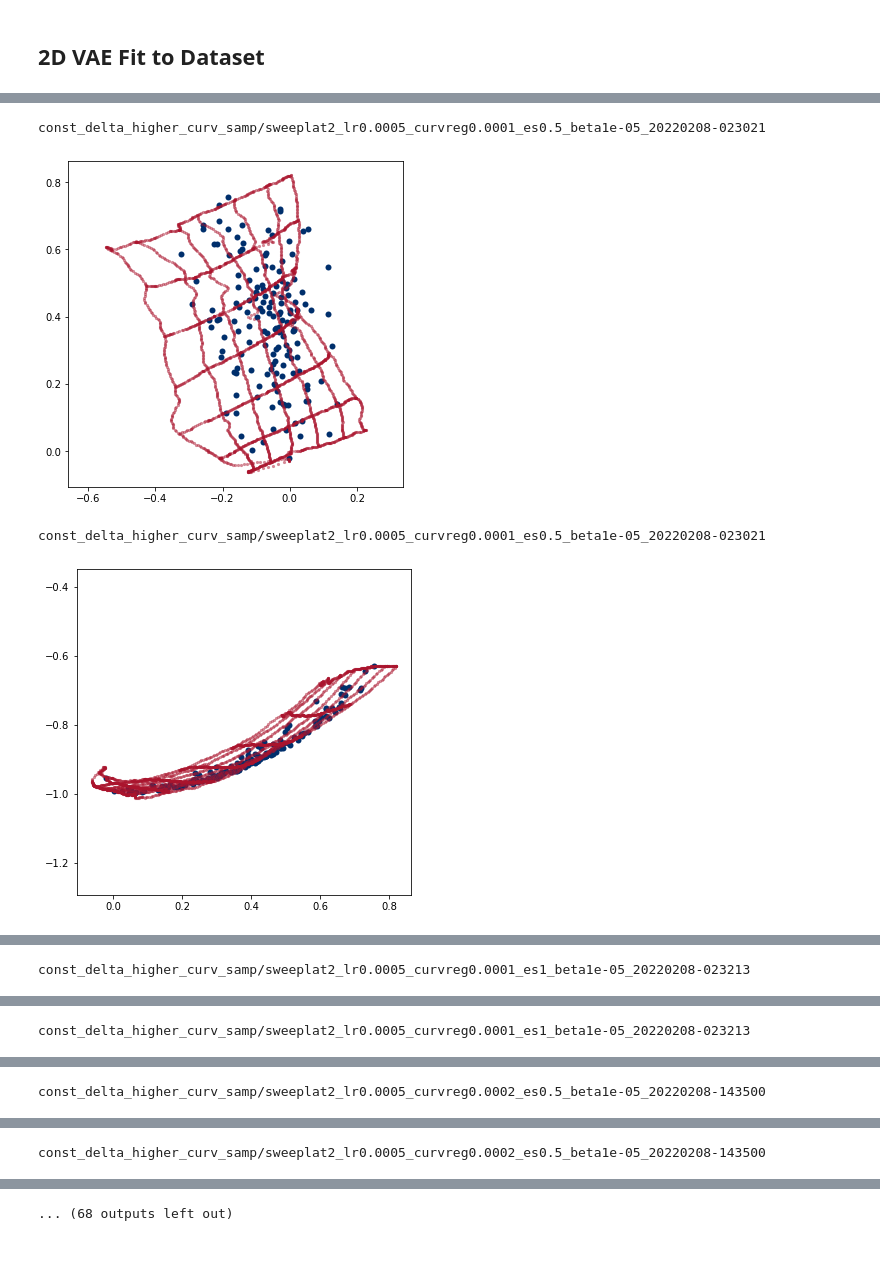
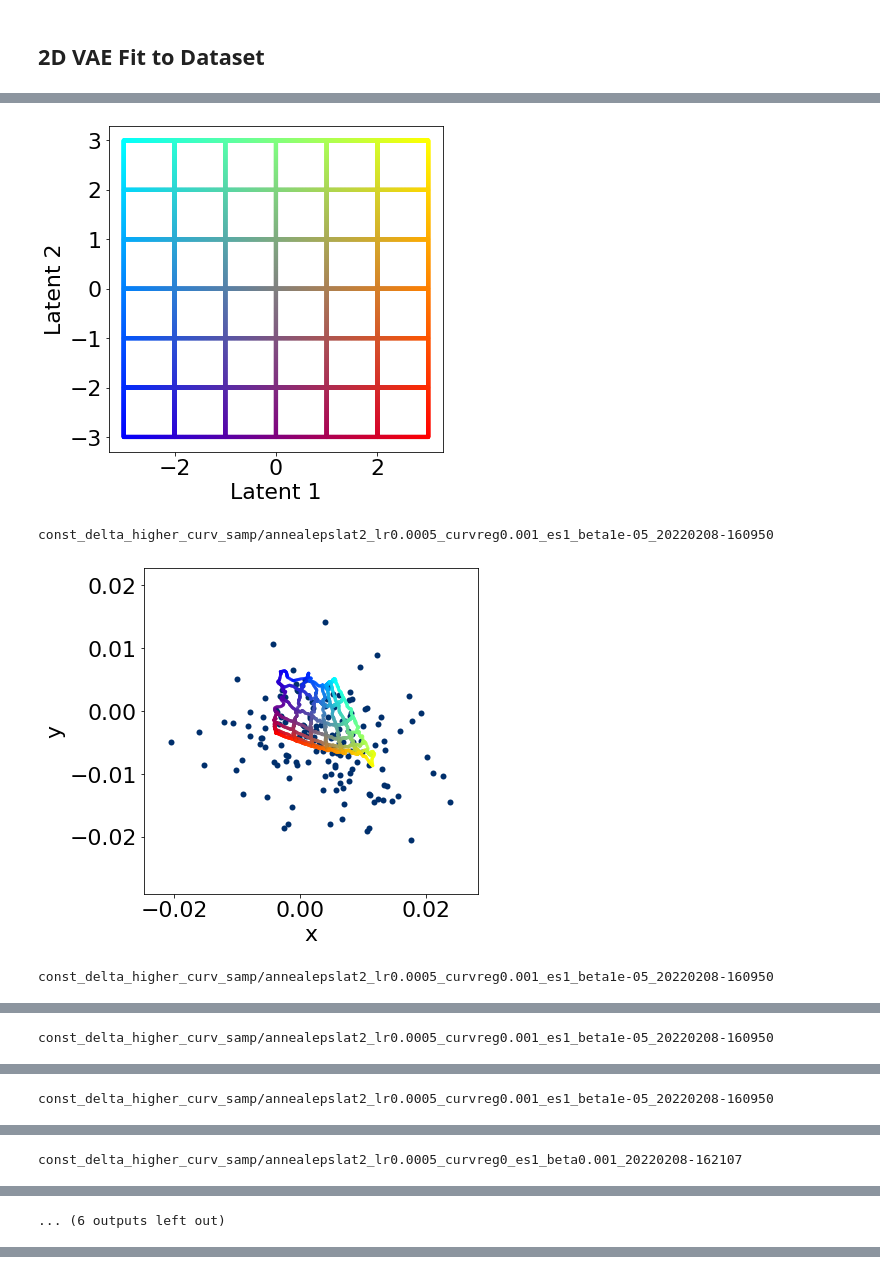
Before and after one commit to travers-rhodes/IROS2022CurvVAE, a Jupyter notebook: notebooks/2022-02-04 Pedagogical Example Images for Paper.ipynb, the cells around one changed output, grey strips where cells are left out. Drawn from its saved outputs; the diff is of its cells as text; code cells hidden in the pictures.

```diff
--- a/notebooks/2022-02-04 Pedagogical Example Images for Paper.ipynb
+++ b/notebooks/2022-02-04 Pedagogical Example Images for Paper.ipynb
@@ -235,0 +230,4 @@ def make_2d_grid_points(xmin, xmax, ymin, ymax, ):
+# %%
+def get_scale(data, buffer=0.1):
+    valrange = np.max(data) - np.min(data)
+    return(np.min(data)-buffer*valrange,np.max(data)+buffer*valrange,)
@@ -236,26 +246,53 @@ def make_2d_grid_points(xmin, xmax, ymin, ymax, ):
 # %%
+import matplotlib
+font = {'size'   : 22}
+
+matplotlib.rc('font', **font)
+axis_names = ["x","y","z","qw","qx","qy","qz"]
 blue = np.array([[0,47,108]])/255
 red = np.array([[170,20,45]])/255
-for i, modelpath in enumerate(all_models):
-    for inds in [[3,4],[4,5]]:
+
+all_models = [#('const_delta_higher_curv_samp/annealepslat2_lr0.0005_curvreg0_es1_beta1e-05_20220208-160220', 'vae'),
+             ('const_delta_higher_curv_samp/annealepslat2_lr0.0005_curvreg0.001_es1_beta1e-05_20220208-160950', 'curvvae'),
+              ('const_delta_higher_curv_samp/annealepslat2_lr0.0005_curvreg0_es1_beta0.001_20220208-162107', 'vae')
+             ]
+for modelpath, modelname in all_models:
+    vae = lm.load_model(modelpath)
+    embeds = vae.encode(torch.tensor(dataset,dtype=torch.float),
+                       torch.tensor(np.zeros((len(dataset),0)),dtype=torch.float)
+                       )[0].detach().cpu().numpy()
+    #z1min, z1max = get_scale(embeds[:,0], -0.05)
+    #z2min, z2max = get_scale(embeds[:,1], -0.05)
+    z1min, z1max = latent_1_scale
+    z2min, z2max = latent_2_scale
+    pts = make_2d_grid_points(z1min, z1max, z2min, z2max)
+    colorsofpoints = twodcolormap(pts)
+    readout = vae.decode(torch.tensor(pts,dtype=torch.float),
+              torch.tensor(np.zeros((len(pts),0)),dtype=torch.float))[0].detach().cpu()
+
+    readout = unscale_dataset(readout)
+    f, axs = plt.subplots(1,1,figsize=(6,6))#,subplot_kw={'projection':'3d'})
+    axs.scatter(pts[:,0], pts[:,1], c=colorsofpoints,s=10)
+    axs.set_xlabel("Latent 1")
+    axs.set_ylabel("Latent 2")
+    f.savefig(f"images/initial_pose_fit_{modelname}_latent.png",
+          bbox_inches = 'tight')
+    plot_closure()
+
+    for inds in [[0,1],[1,2],[3,4],[4,5]]:
+        print(modelpath)
         f, axs = plt.subplots(1,1,figsize=(6,6))#,subplot_kw={'projection':'3d'})
-        print(modelpath)
-        vae = lm.load_model(modelpath)
-        embeds = vae.encode(torch.tensor(dataset,dtype=torch.float),
-                           torch.tensor(np.zeros((len(dataset),0)),dtype=torch.float)
-                           )[0].detach().cpu().numpy()
-        pts = make_2d_grid_points(np.min(embeds[:,0]),np.max(embeds[:,0]),
-                                  np.min(embeds[:,1]),np.max(embeds[:,1]))
-        readout = vae.decode(torch.tensor(pts,dtype=torch.float),
-                  torch.tensor(np.zeros((len(pts),0)),dtype=torch.float))[0].detach().cpu()
-
-        readout = unscale_dataset(readout)
         axs.scatter(start_points[:,inds[0]],start_points[:,inds[1]], alpha=1,linewidths=0,c=blue);
-        axs.scatter(readout[:,inds[0]],readout[:,inds[1]], alpha=0.5,linewidths=0,s=10,c=red);
+        axs.scatter(readout[:,inds[0]],readout[:,inds[1]], alpha=0.2,linewidths=0,s=10,c=colorsofpoints);
         axs.axis('equal')
+        axs.set(xlim=get_scale(start_points[:,inds[0]]), ylim=get_scale(start_points[:,inds[1]]))
+        axs.set_xlabel(axis_names[inds[0]])
+        axs.set_ylabel(axis_names[inds[1]])
+        f.savefig(f"images/initial_pose_fit_{modelname}_{axis_names[inds[0]]}_{axis_names[inds[1]]}.png",
+                  bbox_inches = 'tight')
         plot_closure()
 # %% [output]
+[figure, new version]
-const_delta_higher_curv_samp/sweeplat2_lr0.0005_curvreg0.0001_es0.5_beta1e-05_20220208-023021
+const_delta_higher_curv_samp/annealepslat2_lr0.0005_curvreg0.001_es1_beta1e-05_20220208-160950
-[figure, old version]
+[figure, new version]
-const_delta_higher_curv_samp/sweeplat2_lr0.0005_curvreg0.0001_es0.5_beta1e-05_20220208-023021
+const_delta_higher_curv_samp/annealepslat2_lr0.0005_curvreg0.001_es1_beta1e-05_20220208-160950
-[figure, old version]
@@ -262 +300 @@ const_delta_higher_curv_samp/sweeplat2_lr0.0005_curvreg0.0001_es0.5_beta1e-05_20
-const_delta_higher_curv_samp/sweeplat2_lr0.0005_curvreg0.0001_es1_beta1e-05_20220208-023213
+const_delta_higher_curv_samp/annealepslat2_lr0.0005_curvreg0.001_es1_beta1e-05_20220208-160950
@@ -264 +302 @@ const_delta_higher_curv_samp/sweeplat2_lr0.0005_curvreg0.0001_es1_beta1e-05_2022
-const_delta_higher_curv_samp/sweeplat2_lr0.0005_curvreg0.0001_es1_beta1e-05_20220208-023213
+const_delta_higher_curv_samp/annealepslat2_lr0.0005_curvreg0.001_es1_beta1e-05_20220208-160950
@@ -266 +305 @@ const_delta_higher_curv_samp/sweeplat2_lr0.0005_curvreg0.0001_es1_beta1e-05_2022
-const_delta_higher_curv_samp/sweeplat2_lr0.0005_curvreg0.0002_es0.5_beta1e-05_20220208-143500
+const_delta_higher_curv_samp/annealepslat2_lr0.0005_curvreg0_es1_beta0.001_20220208-162107
@@ -268 +307 @@ const_delta_higher_curv_samp/sweeplat2_lr0.0005_curvreg0.0002_es0.5_beta1e-05_20
-const_delta_higher_curv_samp/sweeplat2_lr0.0005_curvreg0.0002_es0.5_beta1e-05_20220208-143500
+... (6 outputs left out)
@@ -270 +307,0 @@ const_delta_higher_curv_samp/sweeplat2_lr0.0005_curvreg0.0002_es0.5_beta1e-05_20
-... (68 outputs left out)
```
Also changed, not shown: parts of 13 cells of this notebook, 13 other files.
